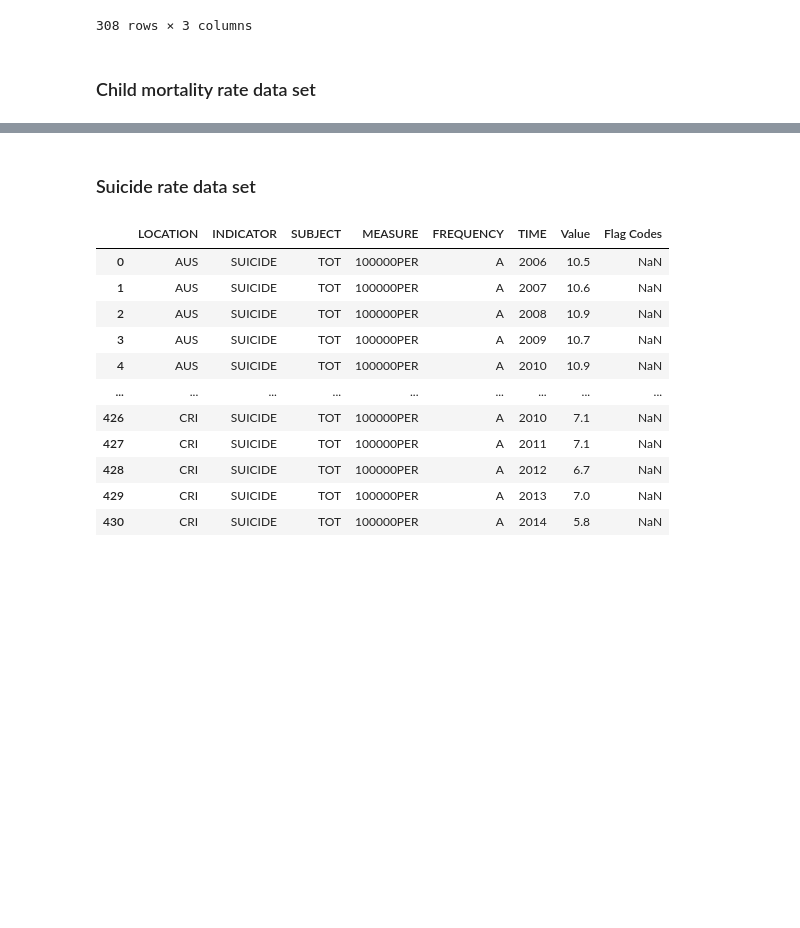
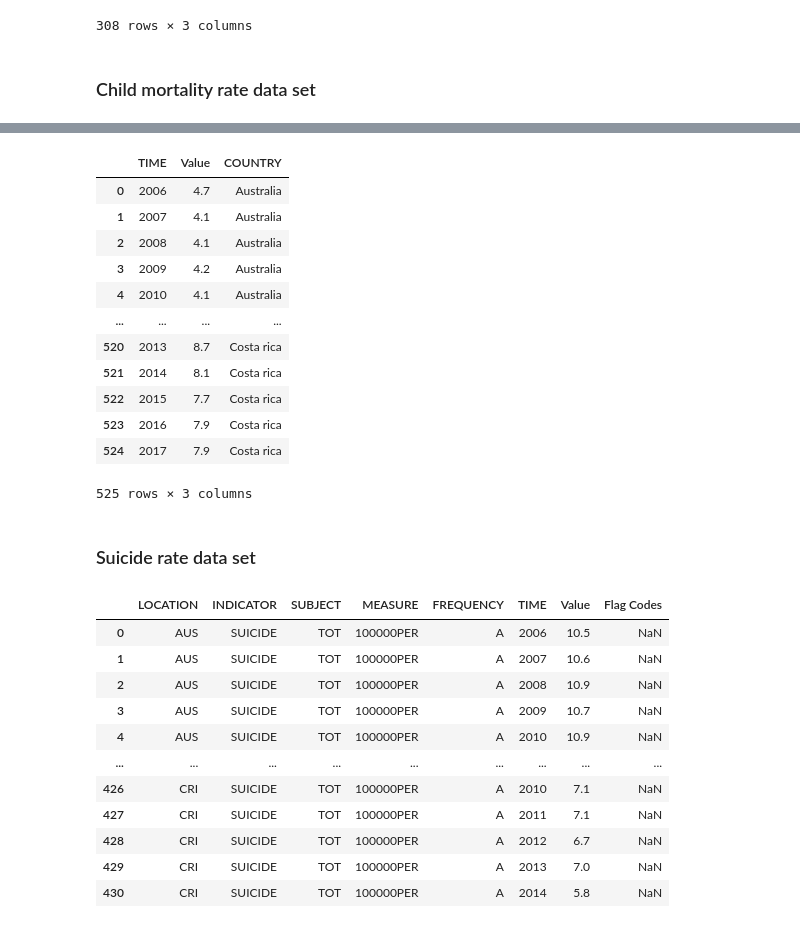
Before and after one commit to hackan98/DMML2019_Team_Nestle, a Jupyter notebook: code/HappinessProjectNestle.ipynb, the cells around one changed output, grey strips where cells are left out. Cells and saved outputs as stored; diff of their text form; code cells hidden in the pictures; blank space fills up the shorter version.

```diff
--- a/code/HappinessProjectNestle.ipynb
+++ b/code/HappinessProjectNestle.ipynb
@@ -390,3 +496,21 @@ df_TauxMortaliteInfantile.head()
+# %%
+df_TauxMortaliteInfantile.dropna(inplace=True)
+# %%
+df_TauxMortaliteInfantile
+# %% [output]
+|  | TIME | Value | COUNTRY |
+| 0 | 2006 | 4.7 | Australia |
+| 1 | 2007 | 4.1 | Australia |
+| 2 | 2008 | 4.1 | Australia |
+| 3 | 2009 | 4.2 | Australia |
+| 4 | 2010 | 4.1 | Australia |
+| ... | ... | ... | ... |
+| 520 | 2013 | 8.7 | Costa rica |
+| 521 | 2014 | 8.1 | Costa rica |
+| 522 | 2015 | 7.7 | Costa rica |
+| 523 | 2016 | 7.9 | Costa rica |
+| 524 | 2017 | 7.9 | Costa rica |
+525 rows × 3 columns
 # %% [markdown]
 ### Suicide rate data set
 # %%
```
Also changed, not shown: parts of 6 cells of this notebook, 1 other file.
